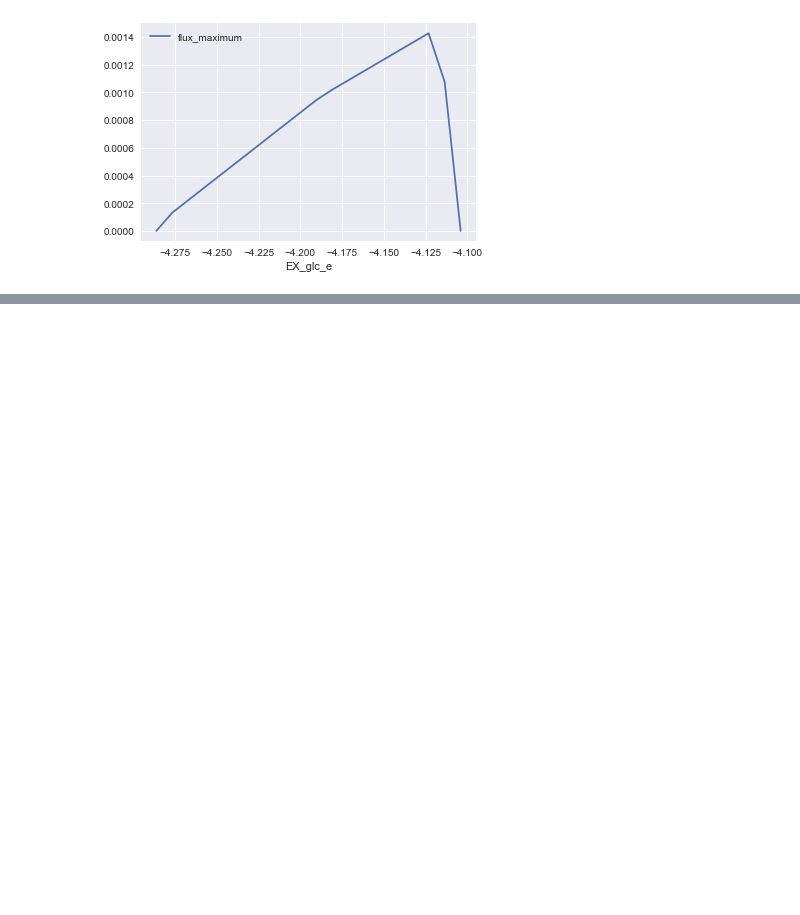
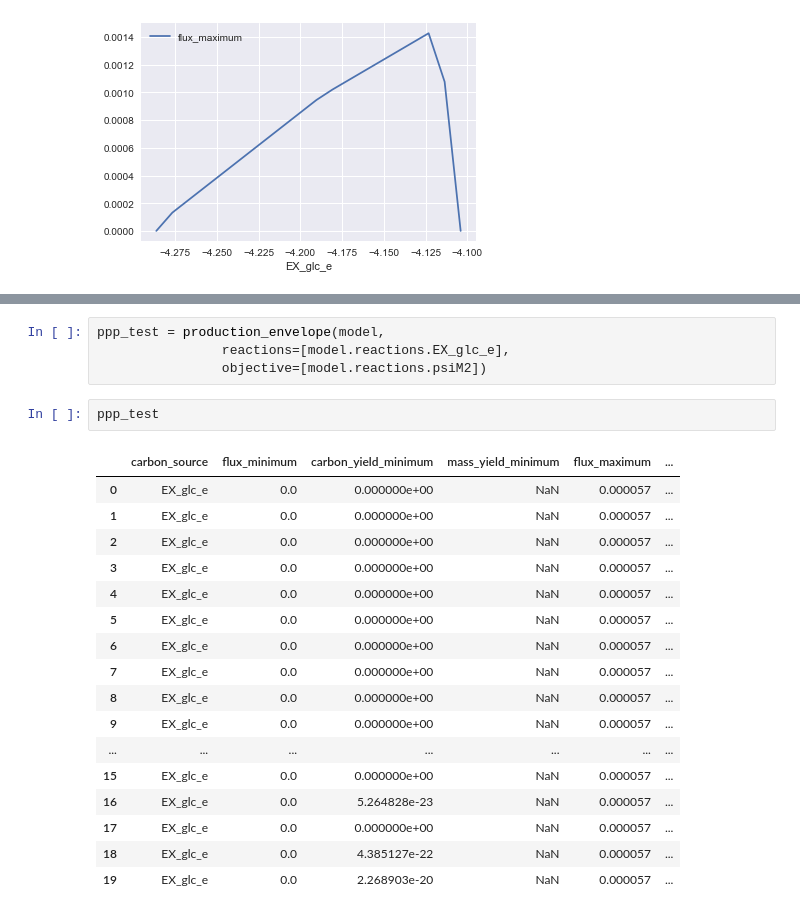
Before and after one commit to 27410/group-assignment-2021-Group-13-Psilocybin-production-in-Corynebacterium-glutamicum, a Jupyter notebook: Phenotype_Phase_Plane_Psilocybin.ipynb, the cells around one changed output, grey strips where cells are left out. Cells and saved outputs as stored; diff of their text form; blank space fills up the shorter version.

```diff
--- a/Phenotype_Phase_Plane_Psilocybin.ipynb
+++ b/Phenotype_Phase_Plane_Psilocybin.ipynb
@@ -232,0 +261,24 @@ ppp_low_oxy_growth.plot(x='EX_glc_e', y='flux_maximum')
+# %%
+ppp_test = production_envelope(model,
+                reactions=[model.reactions.EX_glc_e],
+                objective=[model.reactions.psiM2])
+# %%
+ppp_test
+# %% [output]
+|  | carbon_source | flux_minimum | carbon_yield_minimum | mass_yield_minimum | flux_maximum | ... |
+| 0 | EX_glc_e | 0.0 | 0.000000e+00 | NaN | 0.000057 | ... |
+| 1 | EX_glc_e | 0.0 | 0.000000e+00 | NaN | 0.000057 | ... |
+| 2 | EX_glc_e | 0.0 | 0.000000e+00 | NaN | 0.000057 | ... |
+| 3 | EX_glc_e | 0.0 | 0.000000e+00 | NaN | 0.000057 | ... |
+| 4 | EX_glc_e | 0.0 | 0.000000e+00 | NaN | 0.000057 | ... |
+| 5 | EX_glc_e | 0.0 | 0.000000e+00 | NaN | 0.000057 | ... |
+| 6 | EX_glc_e | 0.0 | 0.000000e+00 | NaN | 0.000057 | ... |
+| 7 | EX_glc_e | 0.0 | 0.000000e+00 | NaN | 0.000057 | ... |
+| 8 | EX_glc_e | 0.0 | 0.000000e+00 | NaN | 0.000057 | ... |
+| 9 | EX_glc_e | 0.0 | 0.000000e+00 | NaN | 0.000057 | ... |
+| ... | ... | ... | ... | ... | ... | ... |
+| 15 | EX_glc_e | 0.0 | 0.000000e+00 | NaN | 0.000057 | ... |
+| 16 | EX_glc_e | 0.0 | 5.264828e-23 | NaN | 0.000057 | ... |
+| 17 | EX_glc_e | 0.0 | 0.000000e+00 | NaN | 0.000057 | ... |
+| 18 | EX_glc_e | 0.0 | 4.385127e-22 | NaN | 0.000057 | ... |
+| 19 | EX_glc_e | 0.0 | 2.268903e-20 | NaN | 0.000057 | ... |
```
Also changed, not shown: parts of 12 cells of this notebook.
